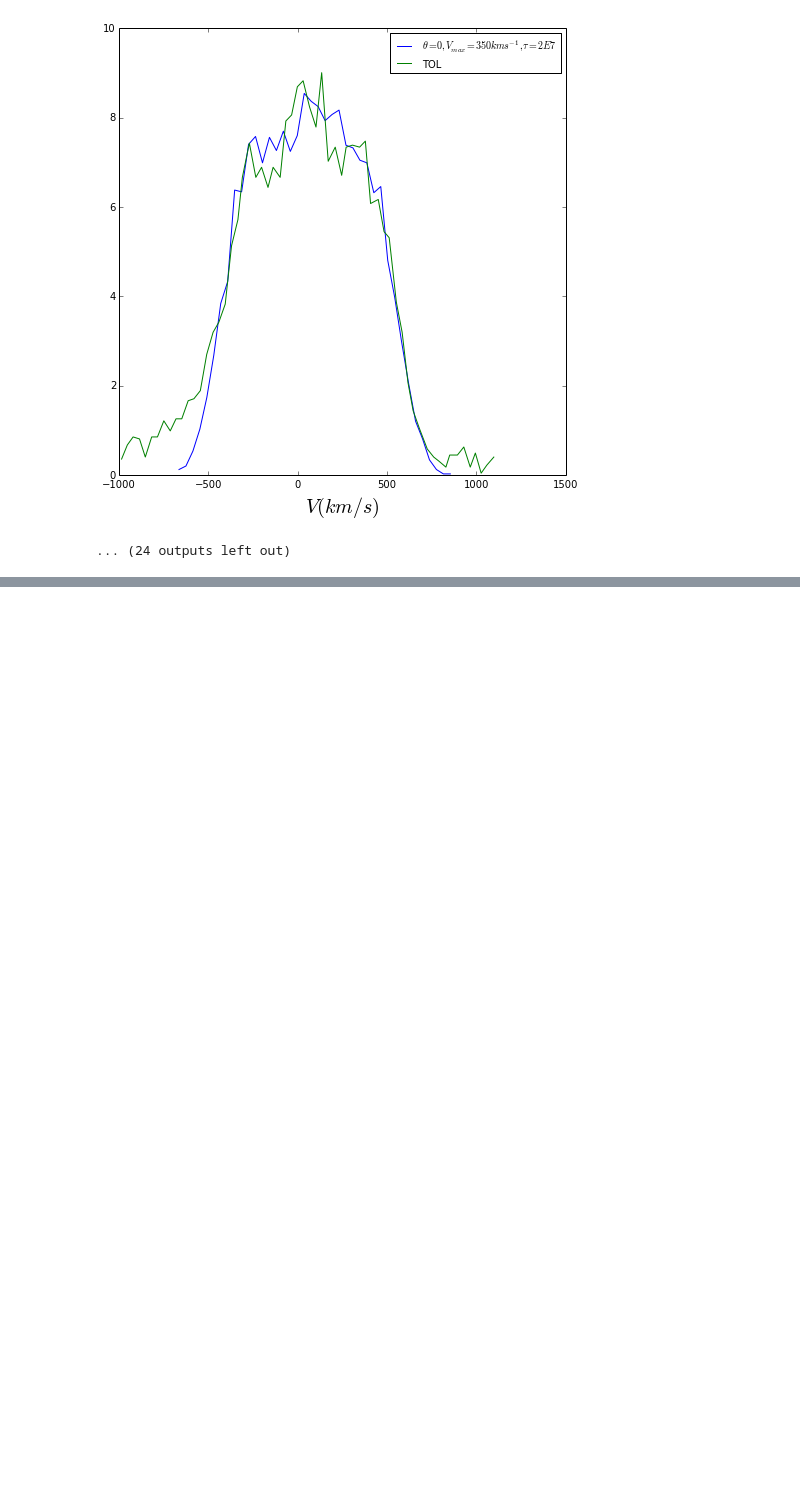
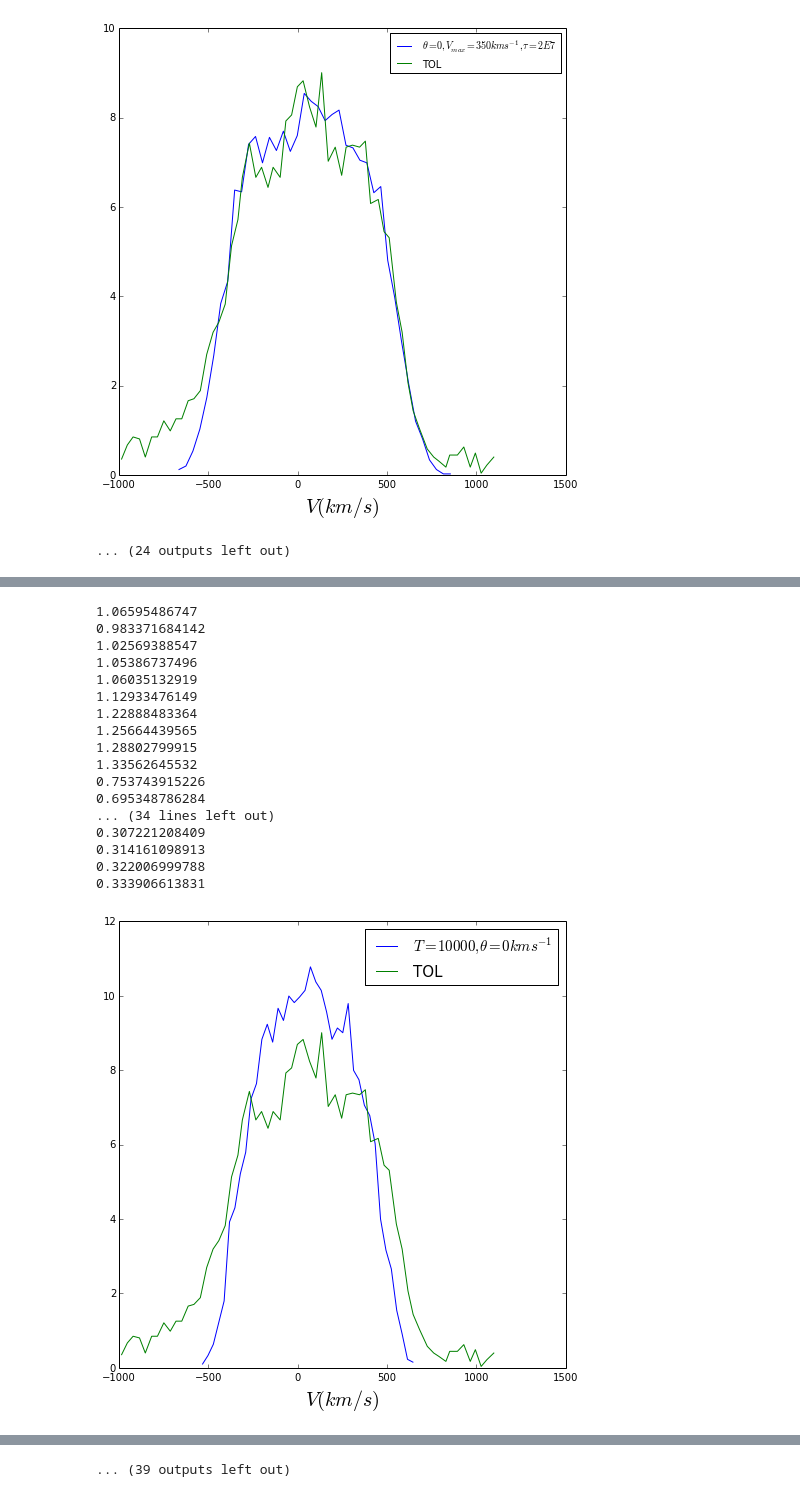
Before and after one commit to astroandes/tololo-lya-fit, a Jupyter notebook: code/CLARA_profiles.ipynb, the cells around one changed output, grey strips where cells are left out. Cells and saved outputs as stored; diff of their text form; code cells hidden in the pictures; blank space fills up the shorter version.

```diff
--- a/code/CLARA_profiles.ipynb
+++ b/code/CLARA_profiles.ipynb
@@ -131,0 +132,45 @@ Velocidad de rotación = 150
+# %%
+def tolfit(v_max=300, view_angle=0, T = 1E4):
+    view_angle = view_angle
+    filename_in="../data/CLARA/Sphere_V300_T1E7_out.dat"
+    filename_out ="../data/tmp/Sphere_V%d_T1E7_%d_out.dat"%(v_max,view_angle)
+    command = "python viewing_angle.py %s %d > %s"%(filename_in, view_angle, filename_out)
+    os.system(command)
+    data = np.loadtxt(filename_out)
+    tol = np.loadtxt("../data/obs/tol.txt")
+    voff = 39.2342980263
+    binT = tol[1,0]-tol[0,0]
+    binC = 0.1285*(data[1,1] - data[0,1])*sqrt(T)
+    Norm = binT / binC
+    print Norm
+    fig, ax = pyplot.subplots(figsize=(8, 8))
+    ax.plot(-data[:,1]*0.1285*sqrt(T) + voff, data[:,0]*sum(tol[:,1])*Norm/sum(data[:,0]),label=r"$T = %d, \theta=%dkms^{-1}$"%(T, view_angle))
+    ax.plot(tol[:,0], tol[:,1], label="TOL")
+    ax.legend(fontsize=15)
+    xlabel(r"$V(km/s)$", fontsize=20)
+    return
+# %%
+T_list = [1E4, 2E4, 4E4, 8E4, 16E4]
+angle_list = [0,10,20,30,40, 50, 60, 70, 80, 90]
+for T in T_list:
+    for a in angle_list:
+        tolfit(v_max=300, view_angle=a, T = T)
+# %% [output]
+1.06595486747
+0.983371684142
+1.02569388547
+1.05386737496
+1.06035132919
+1.12933476149
+1.22888483364
+1.25664439565
+1.28802799915
+1.33562645532
+0.753743915226
+0.695348786284
+... (34 lines left out)
+0.307221208409
+0.314161098913
+0.322006999788
+0.333906613831
+[figure, added]
@@ -131,0 +187 @@ Velocidad de rotación = 150
+... (39 outputs left out)
```
Also changed, not shown: parts of 3 cells of this notebook.
